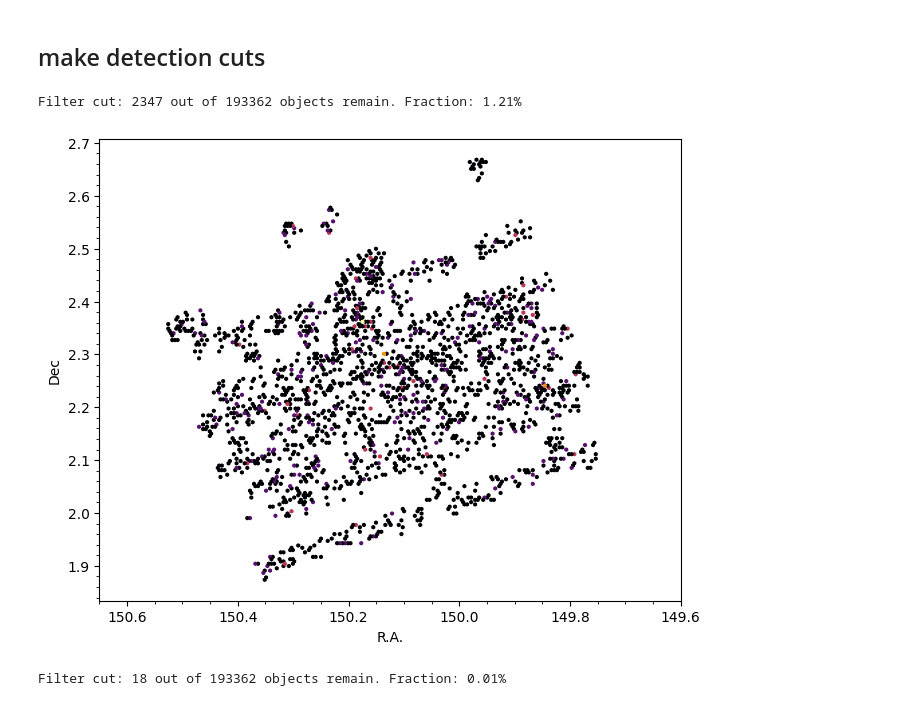
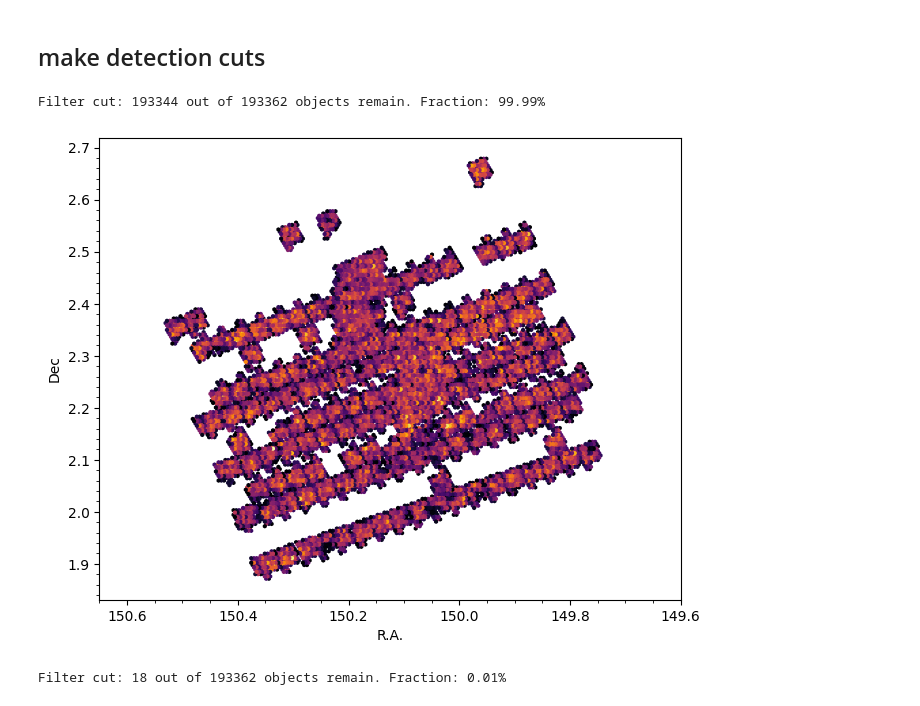
Before and after one commit to poulinal/DRG-COSMOS-WEB, a Jupyter notebook: src/analysis.ipynb, the cells around one changed output. Drawn from its saved outputs; the diff is of its cells as text; code cells hidden in the pictures.

```diff
--- a/src/analysis.ipynb
+++ b/src/analysis.ipynb
@@ -61,21 +73,21 @@ ax.minorticks_on()
 # %%
 # make selection:
 # S/N<3 for non-detection flux_model_f115w/flux_err-cal_model_f115w < 3
 
-condition_non_detection = cosmosWebHandler.get_filter_cut(filtername='condition_non_detection', filter_func=lambda photom, lephare, cigale, bd: (photom['flux_model_f277w']/photom['flux_err-cal_model_f277w'] >= 3) & (photom['flux_model_f115w']/photom['flux_err-cal_model_f115w'] >= 3) & (photom['flux_model_f150w']/photom['flux_err-cal_model_f150w'] >= 3) & (photom['flux_model_f444w']/photom['flux_err-cal_model_f444w'] < 5) & (photom['flux_model_f770w']/photom['flux_err-cal_model_f770w'] < 5))
+condition_non_detection = cosmosWebHandler.get_filter_cut(filtername='condition_non_detection', filter_func=lambda photom, lephare, cigale, bd: (photom['flux_model_f277w']/photom['flux_err-cal_model_f277w'] >= 3) | (photom['flux_model_f115w']/photom['flux_err-cal_model_f115w'] >= 3) | (photom['flux_model_f150w']/photom['flux_err-cal_model_f150w'] >= 3) | (photom['flux_model_f444w']/photom['flux_err-cal_model_f444w'] < 5) | (photom['flux_model_f770w']/photom['flux_err-cal_model_f770w'] < 5))
 
 #plot the non-detections
 figNonDetection, axNonDetection = plt.subplots(1,1, figsize=(7.5, 6))
 
 axNonDetection.hexbin(cosmosWebHandler.get_cat_photom('condition_non_detection')['ra'], cosmosWebHandler.get_cat_photom('condition_non_detection')['dec'], gridsize=160, cmap='inferno', mincnt=1)
 
 axNonDetection.set_xlabel('R.A.')
 axNonDetection.set_ylabel('Dec')
 axNonDetection.set_xlim(150.65, 149.6)
 axNonDetection.minorticks_on()
 # %% [output]
-Filter cut: 2347 out of 193362 objects remain. Fraction: 1.21%
+Filter cut: 193344 out of 193362 objects remain. Fraction: 99.99%
-[figure, old version]
+[figure, new version]
 # %%
 
 condition_detection = cosmosWebHandler.get_filter_cut(filtername='condition_detection', filter_func=lambda photom, lephare, cigale, bd: (photom['flux_model_f277w']/photom['flux_err-cal_model_f277w'] < 3) & (photom['flux_model_f115w']/photom['flux_err-cal_model_f115w'] < 3) & (photom['flux_model_f150w']/photom['flux_err-cal_model_f150w'] < 3) & (photom['flux_model_f444w']/photom['flux_err-cal_model_f444w'] >= 5) & (photom['flux_model_f770w']/photom['flux_err-cal_model_f770w'] >= 5))
```
Also changed, not shown: parts of 45 cells of this notebook, 10 other files.
